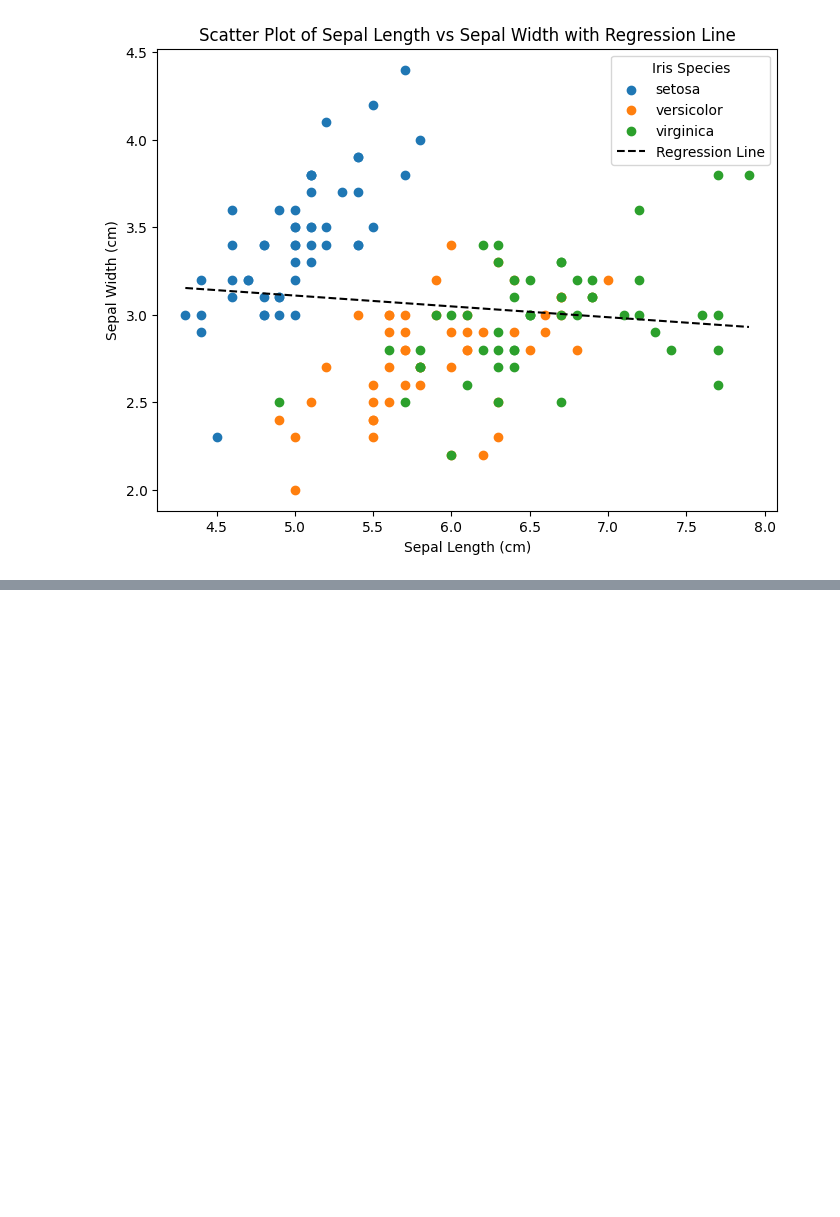
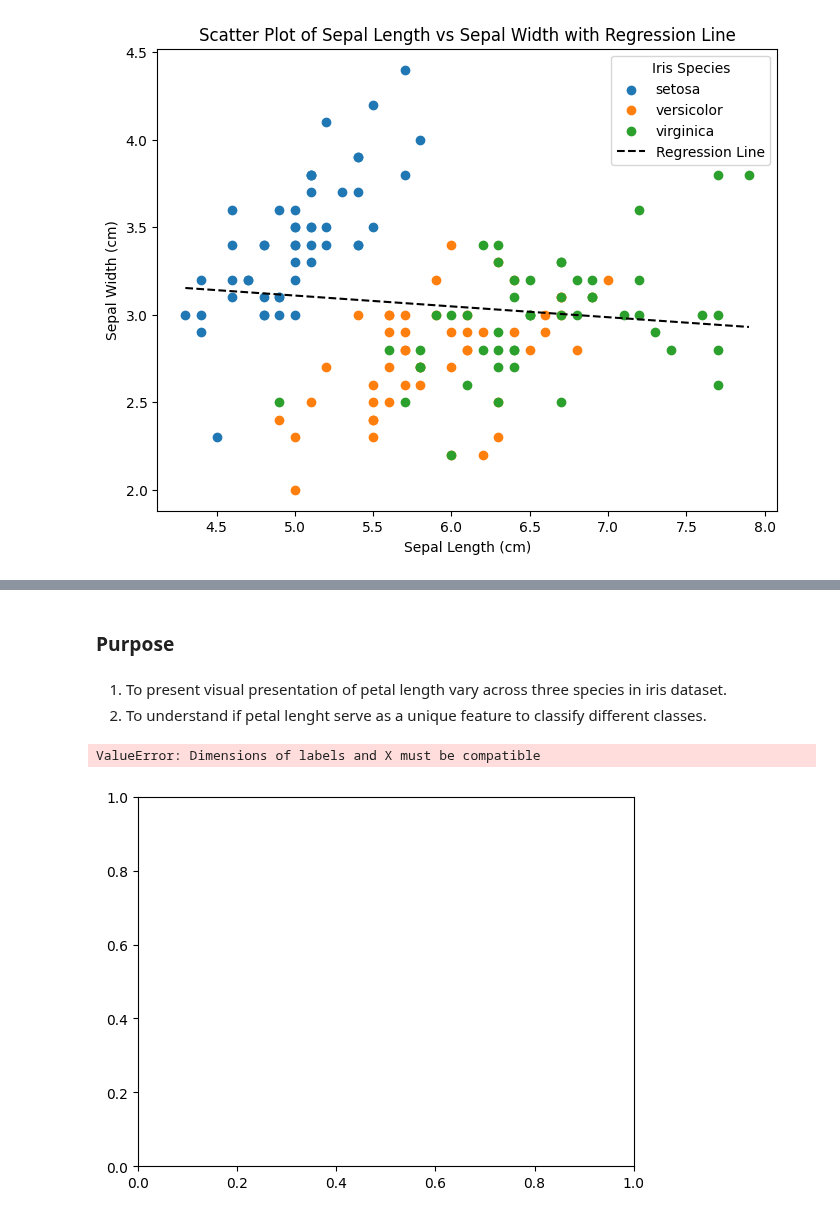
Before and after one commit to Pompi2503/principles-of-data-analyticss, a Jupyter notebook: tasks.ipynb, the cells around one changed output, grey strips where cells are left out. Drawn from its saved outputs; the diff is of its cells as text; code cells hidden in the pictures; blank space fills up the shorter version.

Commit message:
boxplot

```diff
--- a/tasks.ipynb
+++ b/tasks.ipynb
@@ -343,0 +354,53 @@ plt.show()
+# %% [markdown]
+### Purpose
+# %% [markdown]
+1. To present visual presentation of petal length vary across three species in iris dataset.
+2. To understand if petal lenght serve as a unique feature to classify different classes.
+# %%
+# Import library for plotting (https://matplotlib.org/stable/api/pyplot_summary.html)
+import matplotlib.pyplot as plt
+
+# For numerical operations (https://numpy.org/doc/)
+import numpy as np
+
+# Import to load iris Dataset (https://scikit-learn.org/stable/modules/generated/sklearn.datasets.load_iris.html)
+from sklearn.datasets import load_iris
+
+
+# load iris dataset (https://scikit-learn.org/stable/datasets.html)
+iris = load_iris()
+
+# Retrieve Petal length which the 3rd feature in the dataset and indexed by 2(https://numpy.org/doc/stable/user/basics.indexing.html)
+petal_lengths = iris.data[:,2]
+
+# variable targets is assigned numerical labels of each species.(https://www.geeksforgeeks.org/iris-dataset/)
+targets = iris.target
+
+# variable target_names is assigned mapped lable numbers to species name (https://scikit-learn.org/1.5/auto_examples/datasets/plot_iris_dataset.html)
+target_names = iris.target_names
+
+# list of array, one for each species.
+grouped_petal_lengths = []
+
+# loop is run thriugh selected index for each specie  (https://docs.python.org/3/tutorial/controlflow.html#for-statements)
+for i in range(len(target_names)):
+    grouped_petal_lengths.append(petal_lengths[targets == i])
+
+# each filtered petal lenght is appended to the list (https://numpy.org/doc/stable/user/basics.indexing.html)
+    grouped_petal_lengths.append(petal_lengths[targets == i])
+
+# Create a boxplot for petal lengths grouped by species (https://matplotlib.org/stable/api/_as_gen/matplotlib.pyplot.boxplot.html)
+plt.boxplot(grouped_petal_lengths, labels=target_names)
+
+# # Add a title and axis labels (https://matplotlib.org/stable/api/_as_gen/matplotlib.pyplot.title.html)
+plt.title('Box Plot of Petal Lengths by Iris Species')
+
+# (https://matplotlib.org/stable/api/_as_gen/matplotlib.pyplot.xlabel.html)
+plt.xlabel('Iris Species')
+plt.ylabel('Petal Length (cm)')
+
+# show the plot (https://matplotlib.org/stable/api/_as_gen/matplotlib.pyplot.show.html)
+plt.show()
+# %% [output]
+ValueError: Dimensions of labels and X must be compatible
+[figure, added]
```
Also changed, not shown: parts of 3 cells of this notebook.
